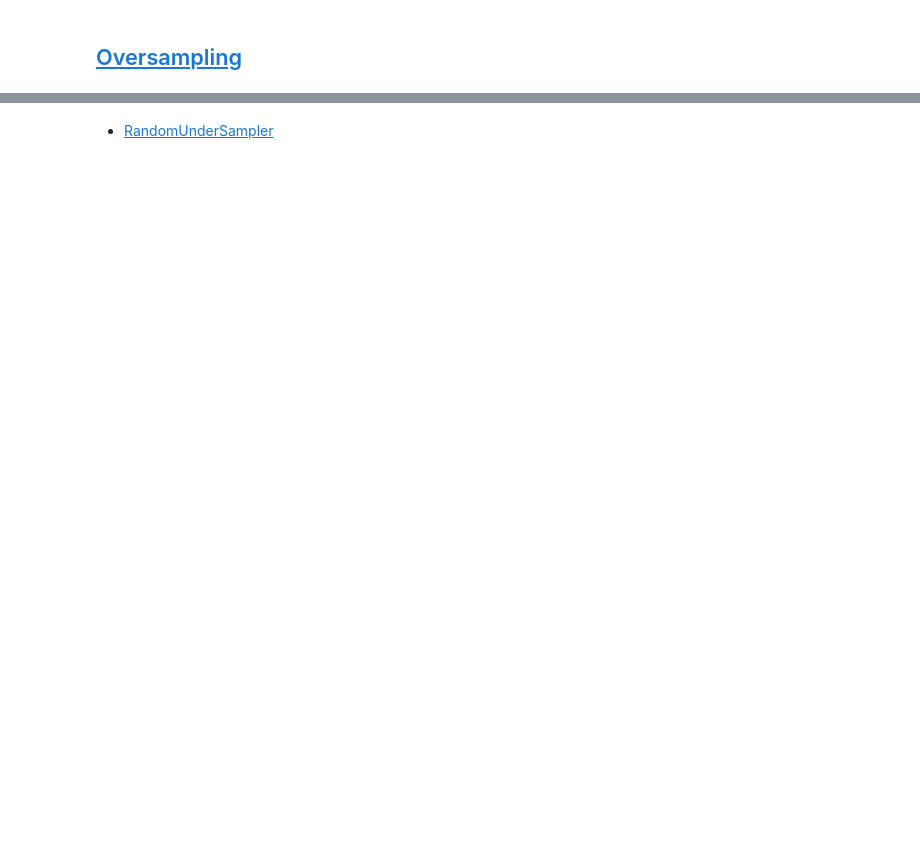
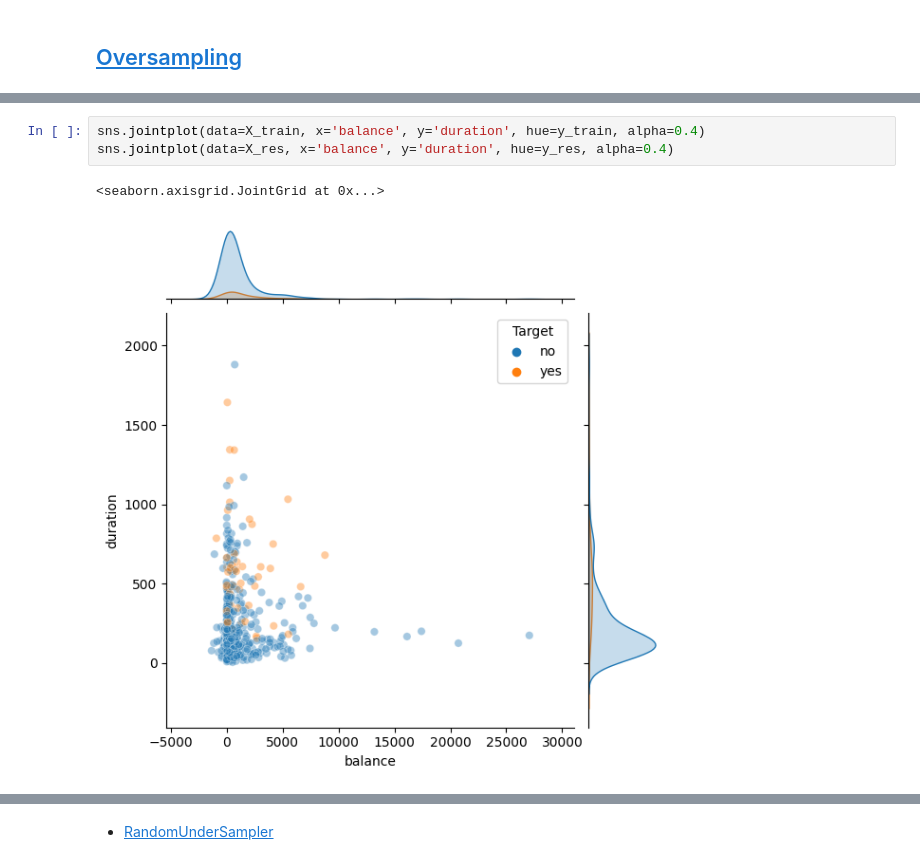
Before and after one commit to patriciacatandi/Lets_Code_DS_Degree_Alunos_ML, a Jupyter notebook: Módulo 9 - Machine Learning I/2_Tratamento_dados/BO nos dados - Classes desbalanceadas.ipynb, the cells around one changed output, grey strips where cells are left out. Saved outputs shown, nothing was run; the diff lists cells and outputs as text; blank space fills up the shorter version.

```diff
--- a/Módulo 9 - Machine Learning I/2_Tratamento_dados/BO nos dados - Classes desbalanceadas.ipynb
+++ b/Módulo 9 - Machine Learning I/2_Tratamento_dados/BO nos dados - Classes desbalanceadas.ipynb
@@ -80,0 +86,6 @@ pd.DataFrame(X_res).duplicated().sum()
+# %%
+sns.jointplot(data=X_train, x='balance', y='duration', hue=y_train, alpha=0.4)
+sns.jointplot(data=X_res, x='balance', y='duration', hue=y_res, alpha=0.4)
+# %% [output]
+<seaborn.axisgrid.JointGrid at 0x...>
+[figure, added]
```
Also changed, not shown: parts of 15 cells of this notebook, 38 other files.
